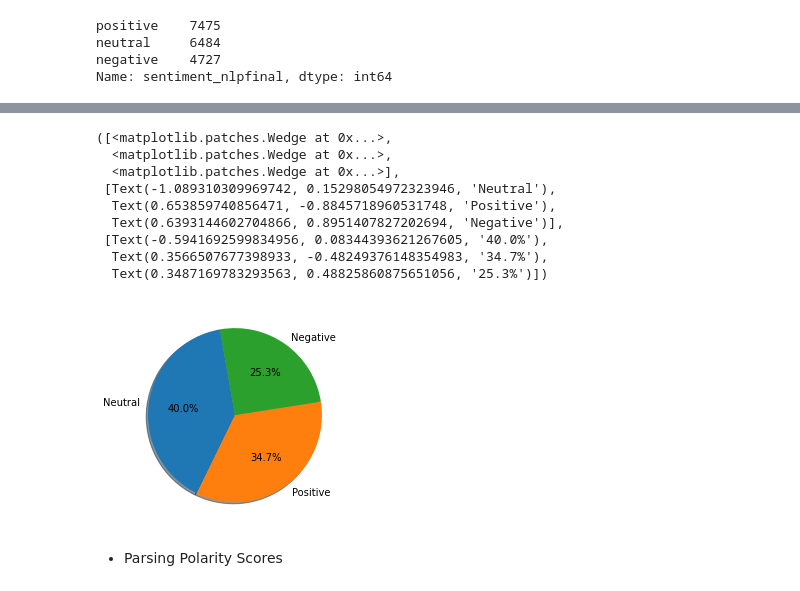
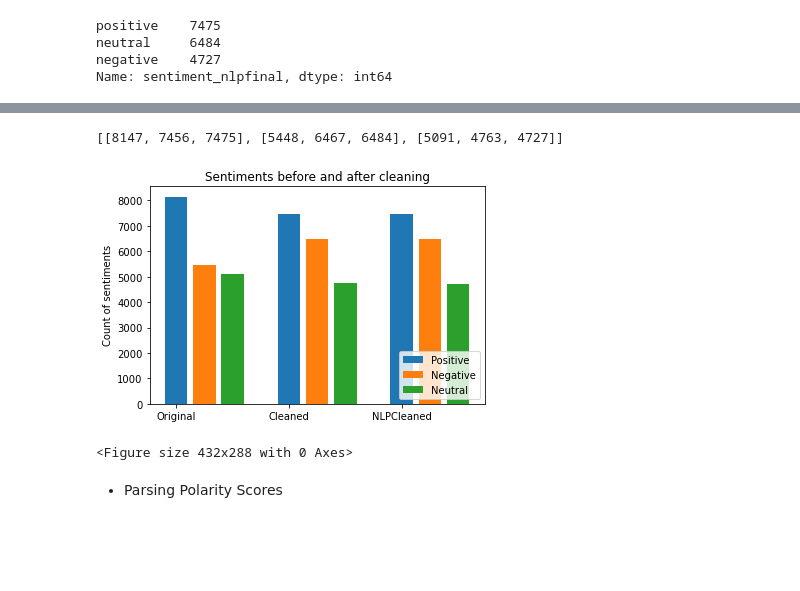
Before and after one commit to pd-illinois/CS410Googolplex, a Jupyter notebook: source/03_Exploratory_Analysis.ipynb, the cells around one changed output, grey strips where cells are left out. Cells and saved outputs as stored; diff of their text form; code cells hidden in the pictures; blank space fills up the shorter version.

```diff
--- a/source/03_Exploratory_Analysis.ipynb
+++ b/source/03_Exploratory_Analysis.ipynb
@@ -252,19 +220,34 @@ ax1.pie(sentiments_cleanedtweets, labels=labels, autopct='%1.1f%%',
-# %%
-labels = ['Neutral', 'Positive', 'Negative']
-fig1, ax1 = plt.subplots()
-ax1.pie(sentiments_nlpcleaned, labels=labels, autopct='%1.1f%%',
-        shadow=True, startangle=100)
-# %% [output]
-([<matplotlib.patches.Wedge at 0x...>,
-  <matplotlib.patches.Wedge at 0x...>,
-  <matplotlib.patches.Wedge at 0x...>],
- [Text(-1.089310309969742, 0.15298054972323946, 'Neutral'),
-  Text(0.653859740856471, -0.8845718960531748, 'Positive'),
-  Text(0.6393144602704866, 0.8951407827202694, 'Negative')],
- [Text(-0.5941692599834956, 0.08344393621267605, '40.0%'),
-  Text(0.3566507677398933, -0.48249376148354983, '34.7%'),
-  Text(0.3487169783293563, 0.48825860875651056, '25.3%')])
-[figure, removed]
+# %%
+sentplot = [[sentiments_orig[0], sentiments_cleanedtweets[0],sentiments_nlpcleaned[0]],
+              [sentiments_orig[1], sentiments_cleanedtweets[1],sentiments_nlpcleaned[1]],
+              [sentiments_orig[2], sentiments_cleanedtweets[2],sentiments_nlpcleaned[2]]]
+print(sentplot)
+
+#sentlabel = ['Positive', 'Negative', 'Neutral']
+positive = [sentiments_orig[0], sentiments_cleanedtweets[0],sentiments_nlpcleaned[0]]#sentplot[0]
+negative = [sentiments_orig[1], sentiments_cleanedtweets[1],sentiments_nlpcleaned[1]] #sentplot[1]
+neutral = [sentiments_orig[2], sentiments_cleanedtweets[2],sentiments_nlpcleaned[2]] #sentplot[2]
+
+x = np.arange(3)
+width = 0.20  # the width of the bars
+
+#fig, ax = plt.subplots()
+rects1 = plt.bar(x + 0.00, positive, width, label= 'Positive')
+rects2 = plt.bar(x + 0.25, negative, width, label= 'Negative')
+rects3 = plt.bar(x + 0.50, neutral, width, label= 'Neutral')
+
+plt.ylabel('Count of sentiments')
+plt.title('Sentiments before and after cleaning')
+plt.xticks(x, ['Original', 'Cleaned', 'NLPCleaned'])
+plt.legend(loc='lower right')
+
+
+plt.show()
+plt.savefig('../visualization/sentimentcomparison.png')
+# %% [output]
+[[8147, 7456, 7475], [5448, 6467, 6484], [5091, 4763, 4727]]
+[figure, added]
+<Figure size 432x288 with 0 Axes>
 # %% [markdown]
 * Parsing Polarity Scores
 # %%
```
Also changed, not shown: parts of 8 cells of this notebook, 2 other files.
